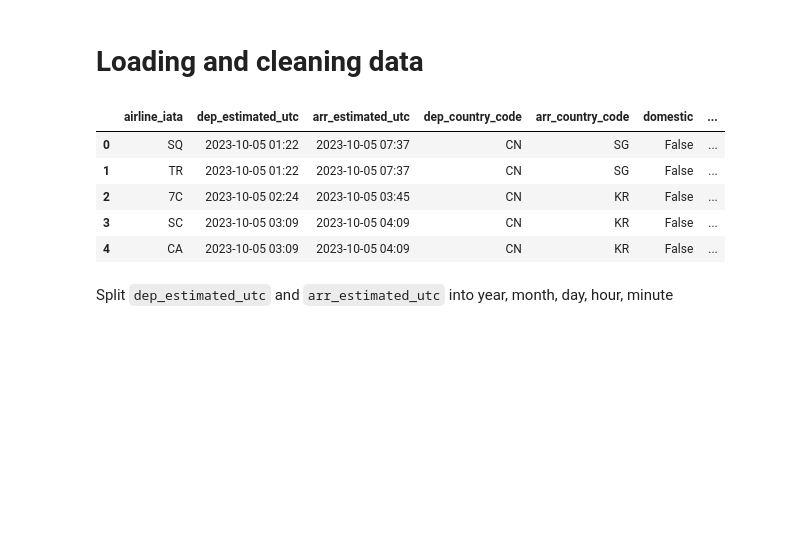
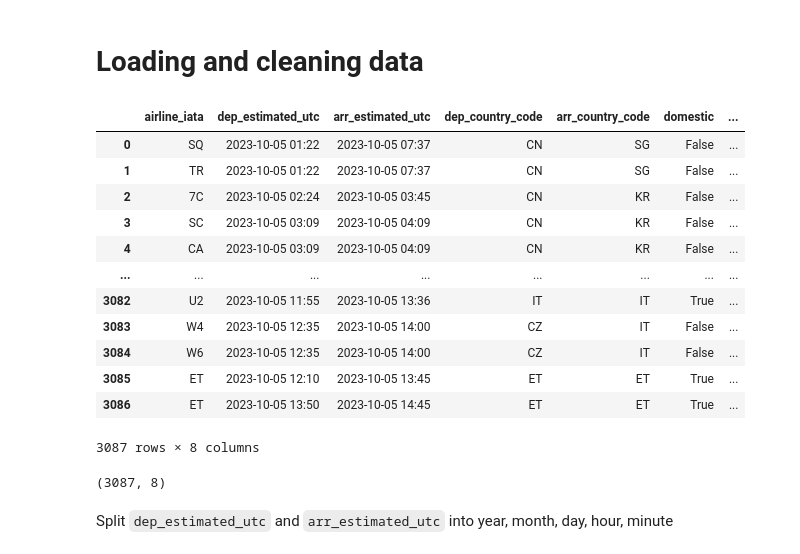
Before and after one commit to jkruke/airline-delay-prediction, a Jupyter notebook: analysis/delay-small.ipynb, the cells around one changed output. Cells and saved outputs as stored; diff of their text form; code cells hidden in the pictures; blank space fills up the shorter version.

```diff
--- a/analysis/delay-small.ipynb
+++ b/analysis/delay-small.ipynb
@@ -14,20 +14,31 @@ import matplotlib.pyplot as plt
 # %%
 filename = '/Users/longhoang/Desktop/airline-delay-prediction/data/airline-delay-small.csv' # replace with your 'csv' file path 😊
 
 data = pd.read_csv(filename) # `df` stands for dataframe
 
 cols_remove = ['Unnamed: 0', 'arr_time_utc', 'dep_time_utc', 'flight_number']
 for col in cols_remove:
     data.drop(col, axis=1, inplace=True) # remove the column with no header
 
-data.head()
+data
 # %% [output]
 |  | airline_iata | dep_estimated_utc | arr_estimated_utc | dep_country_code | arr_country_code | domestic | ... |
 | 0 | SQ | 2023-10-05 01:22 | 2023-10-05 07:37 | CN | SG | False | ... |
 | 1 | TR | 2023-10-05 01:22 | 2023-10-05 07:37 | CN | SG | False | ... |
 | 2 | 7C | 2023-10-05 02:24 | 2023-10-05 03:45 | CN | KR | False | ... |
 | 3 | SC | 2023-10-05 03:09 | 2023-10-05 04:09 | CN | KR | False | ... |
 | 4 | CA | 2023-10-05 03:09 | 2023-10-05 04:09 | CN | KR | False | ... |
+| ... | ... | ... | ... | ... | ... | ... | ... |
+| 3082 | U2 | 2023-10-05 11:55 | 2023-10-05 13:36 | IT | IT | True | ... |
+| 3083 | W4 | 2023-10-05 12:35 | 2023-10-05 14:00 | CZ | IT | False | ... |
+| 3084 | W6 | 2023-10-05 12:35 | 2023-10-05 14:00 | CZ | IT | False | ... |
+| 3085 | ET | 2023-10-05 12:10 | 2023-10-05 13:45 | ET | ET | True | ... |
+| 3086 | ET | 2023-10-05 13:50 | 2023-10-05 14:45 | ET | ET | True | ... |
+3087 rows × 8 columns
+# %%
+data.shape
+# %% [output]
+(3087, 8)
 # %% [markdown]
 Split `dep_estimated_utc` and `arr_estimated_utc` into year, month, day, hour, minute
 # %%
```
Also changed, not shown: parts of 23 cells of this notebook, 2 other files.
